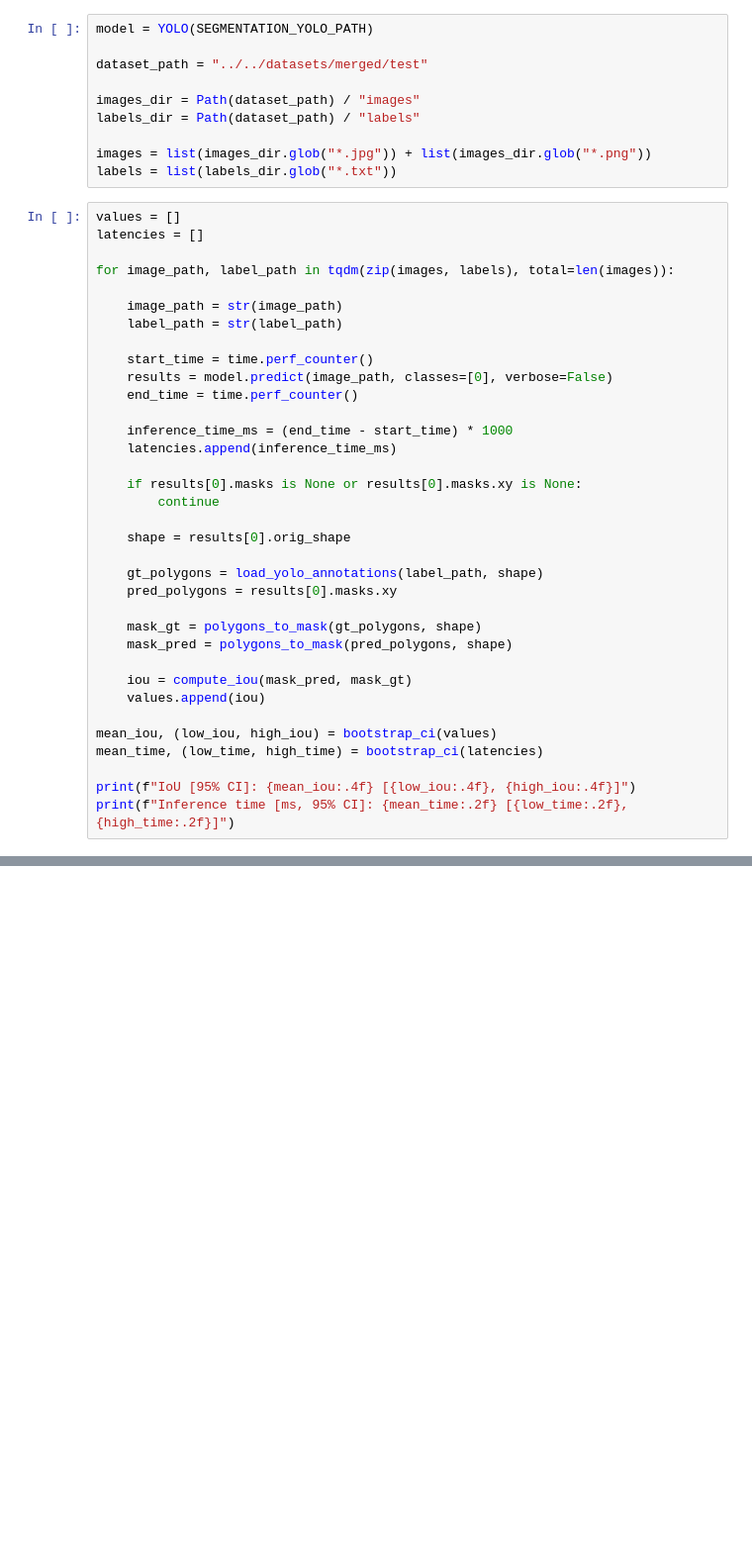
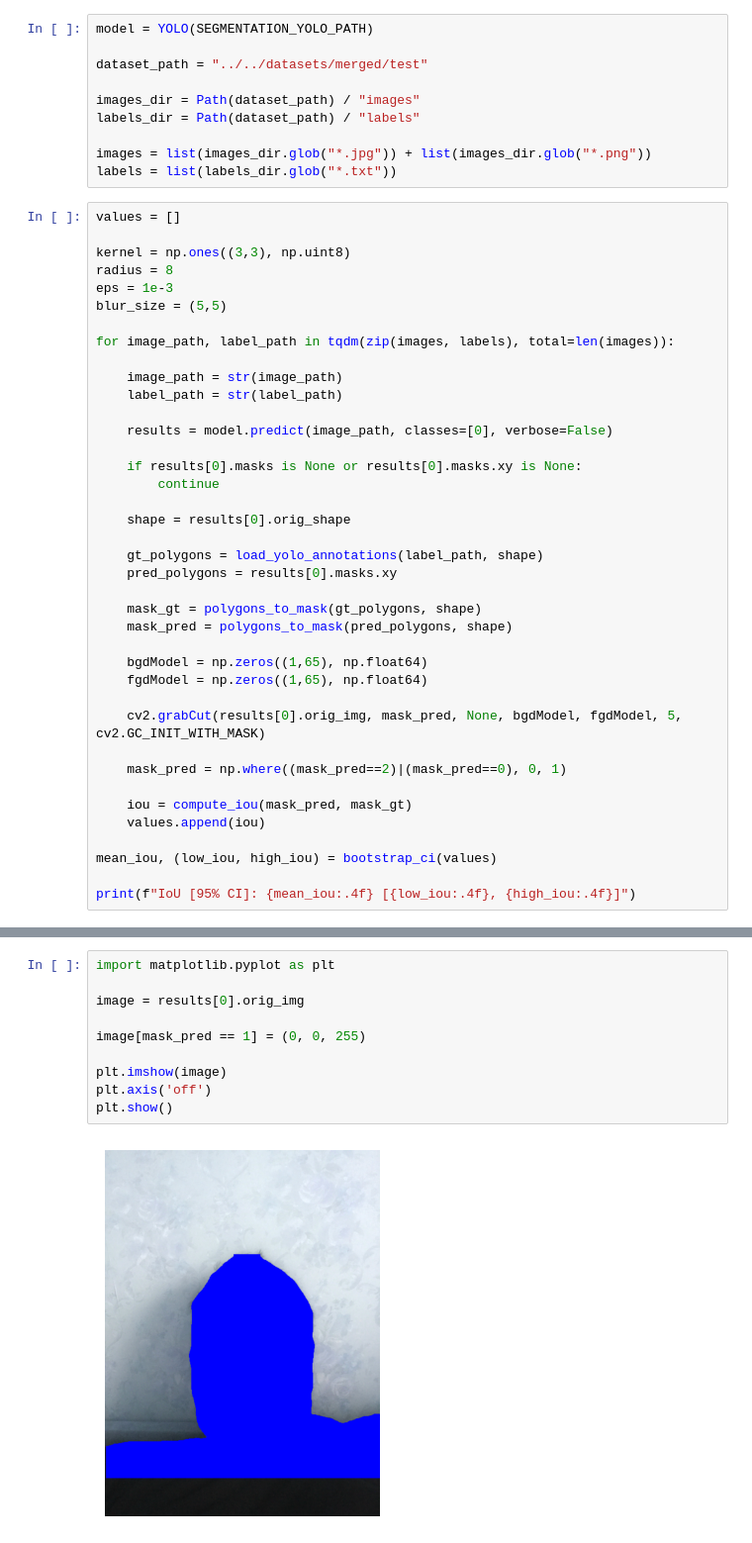
Before and after one commit to HerrPhoton/T1-Hackathon-2025, a Jupyter notebook: notebooks/metrics/yolo.ipynb, the cells around one changed output, grey strips where cells are left out. Shown at 99% size. Saved outputs shown, nothing was run; the diff lists cells and outputs as text; blank space fills up the shorter version.

```diff
--- a/notebooks/metrics/yolo.ipynb
+++ b/notebooks/metrics/yolo.ipynb
@@ -74,19 +72,18 @@ images = list(images_dir.glob("*.jpg")) + list(images_dir.glob("*.png"))
 labels = list(labels_dir.glob("*.txt"))
 # %%
 values = []
-latencies = []
+
+kernel = np.ones((3,3), np.uint8)
+radius = 8
+eps = 1e-3
+blur_size = (5,5)
 
 for image_path, label_path in tqdm(zip(images, labels), total=len(images)):
 
     image_path = str(image_path)
     label_path = str(label_path)
 
-    start_time = time.perf_counter()
     results = model.predict(image_path, classes=[0], verbose=False)
-    end_time = time.perf_counter()
-
-    inference_time_ms = (end_time - start_time) * 1000
-    latencies.append(inference_time_ms)
 
     if results[0].masks is None or results[0].masks.xy is None:
         continue
@@ -99,11 +96,16 @@ for image_path, label_path in tqdm(zip(images, labels), total=len(images)):
     mask_gt = polygons_to_mask(gt_polygons, shape)
     mask_pred = polygons_to_mask(pred_polygons, shape)
 
+    bgdModel = np.zeros((1,65), np.float64)
+    fgdModel = np.zeros((1,65), np.float64)
+
+    cv2.grabCut(results[0].orig_img, mask_pred, None, bgdModel, fgdModel, 5, cv2.GC_INIT_WITH_MASK)
+
+    mask_pred = np.where((mask_pred==2)|(mask_pred==0), 0, 1)
+
     iou = compute_iou(mask_pred, mask_gt)
     values.append(iou)
 
 mean_iou, (low_iou, high_iou) = bootstrap_ci(values)
-mean_time, (low_time, high_time) = bootstrap_ci(latencies)
 
 print(f"IoU [95% CI]: {mean_iou:.4f} [{low_iou:.4f}, {high_iou:.4f}]")
-print(f"Inference time [ms, 95% CI]: {mean_time:.2f} [{low_time:.2f}, {high_time:.2f}]")
@@ -112,0 +112,12 @@ Inference time [ms, 95% CI]: 64.75 [64.45, 65.06]
+# %%
+import matplotlib.pyplot as plt
+
+image = results[0].orig_img
+
+image[mask_pred == 1] = (0, 0, 255)
+
+plt.imshow(image)
+plt.axis('off')
+plt.show()
+# %% [output]
+[figure, added]
```
Also changed, not shown: parts of 2 cells of this notebook, 1 other file.
